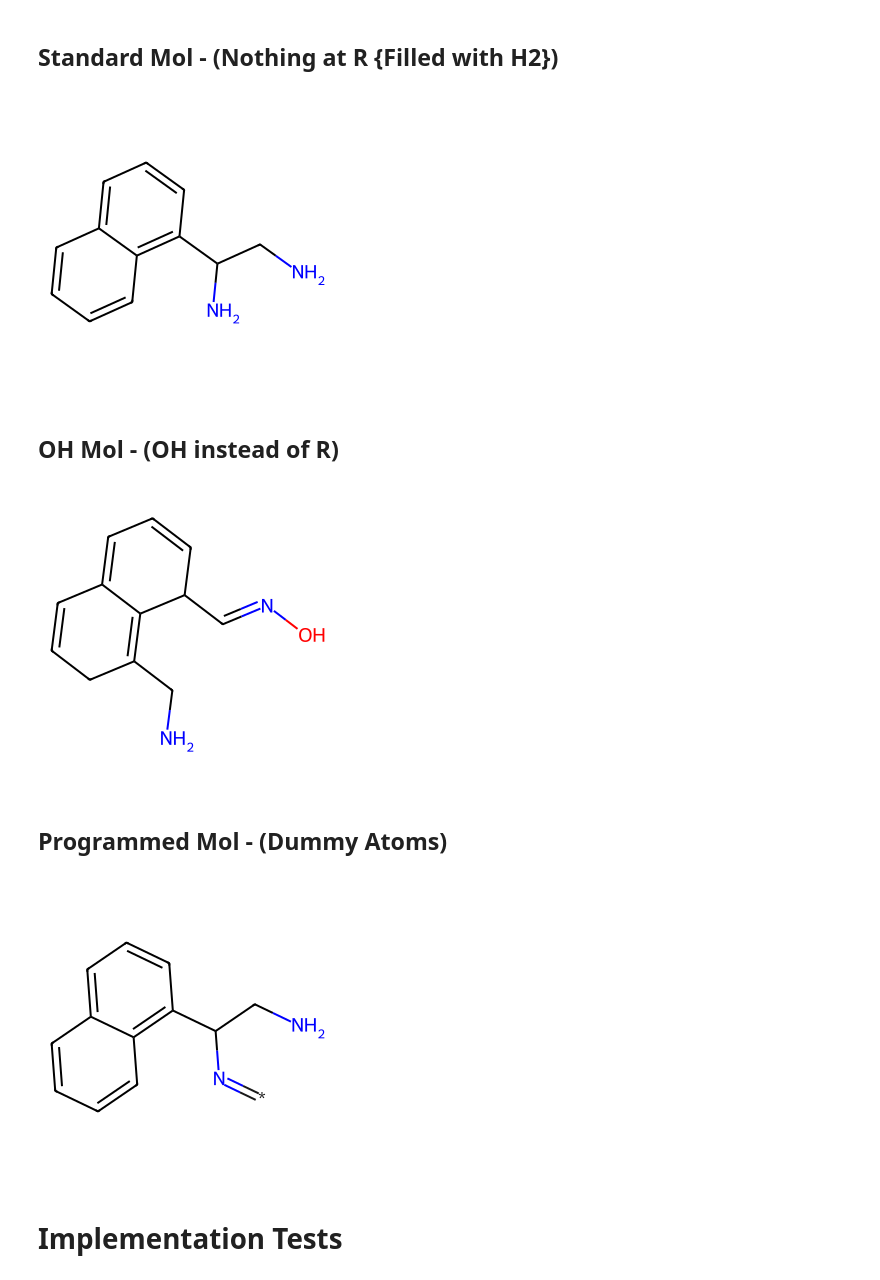
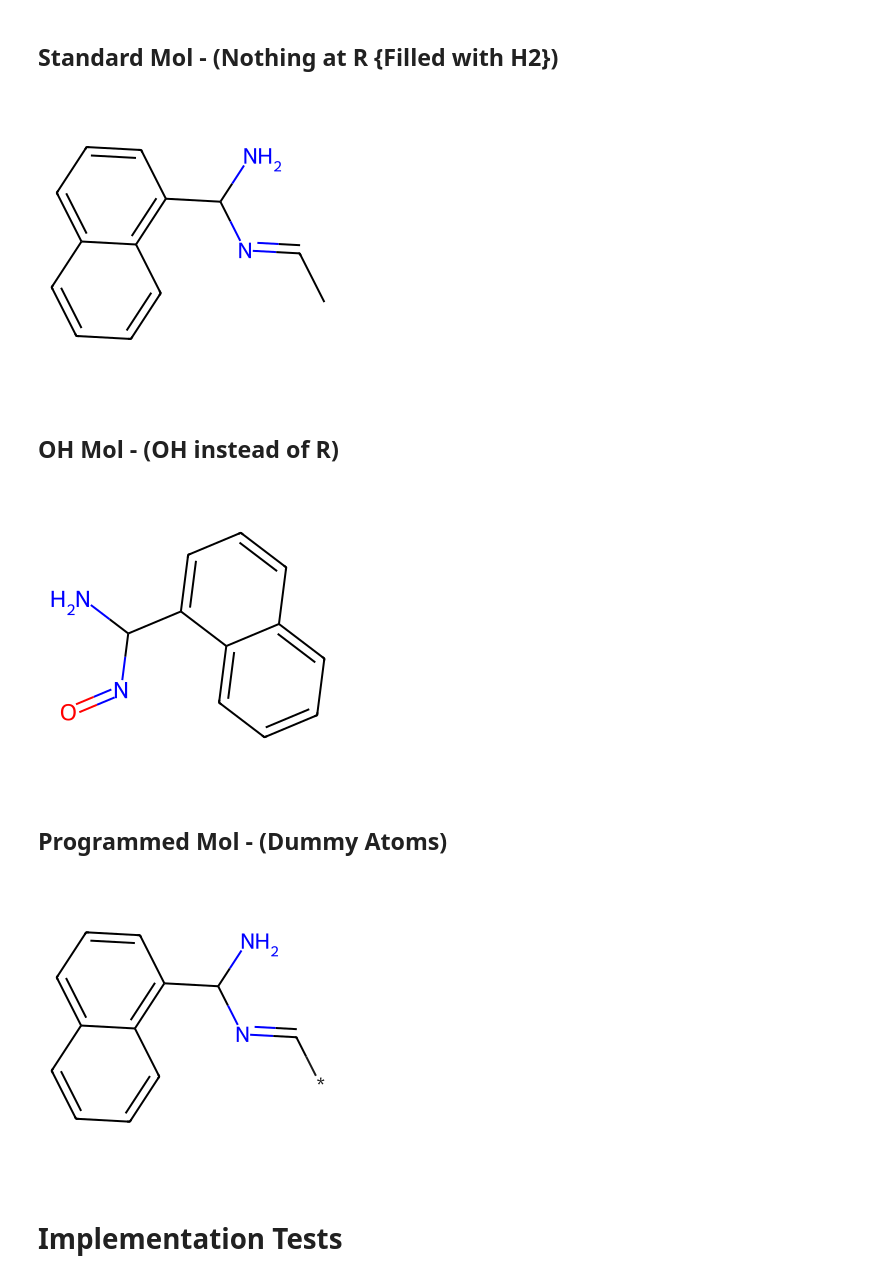
Before and after one commit to WyrdWyn4/Pi-Molecular-Research, a Jupyter notebook: example/Generation_Test.ipynb, the cells around one changed output. Saved outputs shown, nothing was run; the diff lists cells and outputs as text; code cells hidden in the pictures.

```diff
--- a/example/Generation_Test.ipynb
+++ b/example/Generation_Test.ipynb
@@ -63,7 +63,7 @@ def drawgrid(mols, highlight=0):
 # %% [markdown]
 ## Standard Mol - (Nothing at R {Filled with H2})
 # %%
-smiles = "C1=CC2=CC=CC(C(N)CN)=C2C=C1"
+smiles = "C1=CC2C=CC=C(C(N=CC)N)C=2C=C1"
 
 mol = Chem.MolFromSmiles(smiles)
 if mol is None:
@@ -72,37 +72,33 @@ if mol is None:
 img = Draw.MolToImage(mol, size=(300, 300))
 display(img)
 # %% [output]
-[figure, old version]
+[figure, new version]
 # %% [markdown]
 ## OH Mol - (OH instead of R)
 # %%
-smiles = "C1=CC2=CC=CC(C=NO)C2=C(CN)C1"
+smiles = "C1C=CC2=C(C=CC=C2C(N)N=O)C=1"
 molOH = Chem.MolFromSmiles(smiles)
 
 img = Draw.MolToImage(molOH, size=(300, 300))
 display(img)
 # %% [output]
-[figure, old version]
+[figure, new version]
 # %% [markdown]
 ## Programmed Mol - (Dummy Atoms)
 # %%
-base_smiles = "C1=CC2=CC=CC(CCN)=C2C=C1"
+base_smiles = "C1=CC2C=CC=C(C(N=C)N)C=2C=C1"
 mol = Chem.MolFromSmiles(base_smiles)
 editable_mol = Chem.EditableMol(mol)
 
-nitrogen_atom_idx = editable_mol.AddAtom(Chem.Atom(7))
+dummy_atom_idx = editable_mol.AddAtom(Chem.Atom(0))
+editable_mol.AddBond(9, dummy_atom_idx, Chem.BondType.SINGLE)
 
-editable_mol.AddBond(7, nitrogen_atom_idx, Chem.BondType.SINGLE)
+mol_with_dangling_n = editable_mol.GetMol()
 
-dummy_atom_idx = editable_mol.AddAtom(Chem.Atom(0))
-editable_mol.AddBond(nitrogen_atom_idx, dummy_atom_idx, Chem.BondType.DOUBLE)
-
-programmed_mol = editable_mol.GetMol()
-
-img = Draw.MolToImage(programmed_mol, size=(300, 300))
+img = Draw.MolToImage(mol_with_dangling_n, size=(300, 300))
 display(img)
 # %% [output]
-[figure, old version]
+[figure, new version]
 # %% [markdown]
 # Implementation Tests
 # %% [markdown]
```
Also changed, not shown: parts of 4 cells of this notebook.
